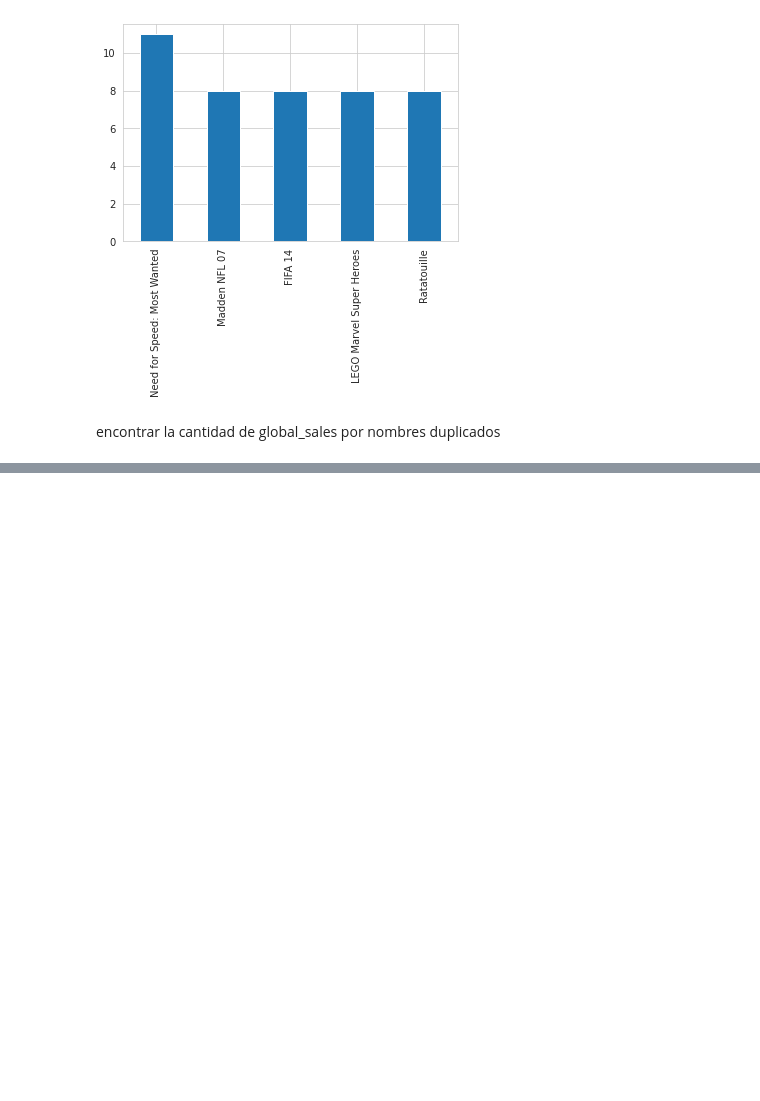
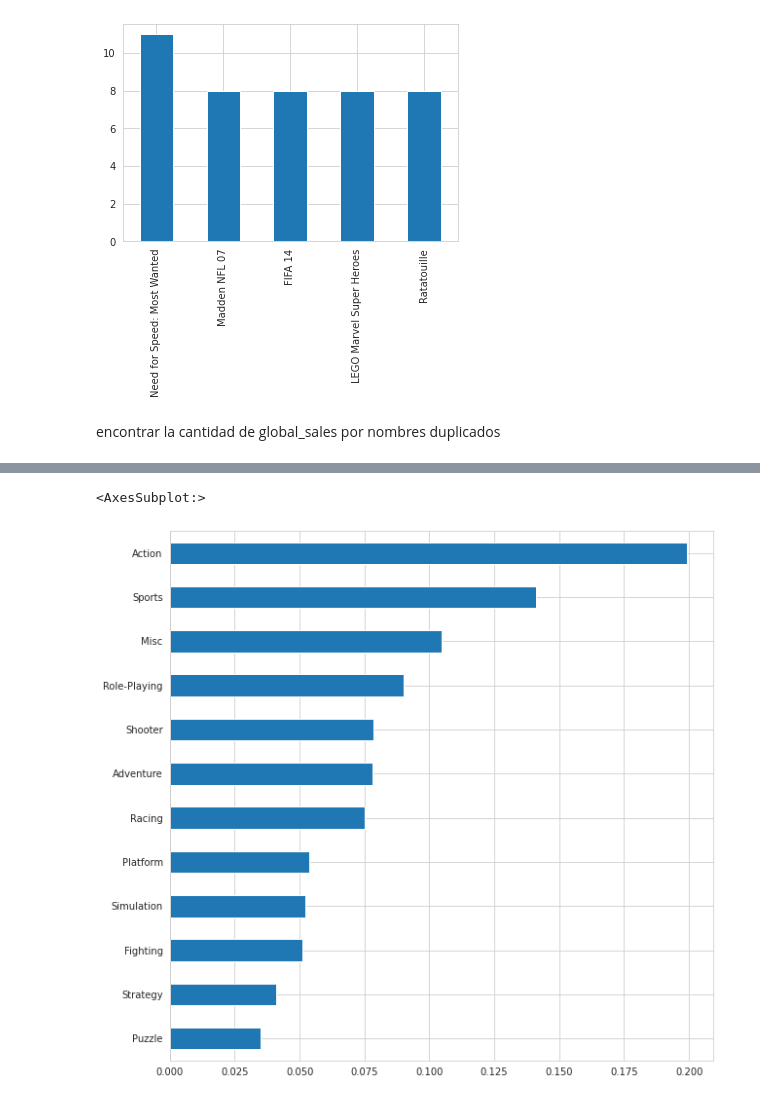
Before and after one commit to Gapcroz/Videogame-Sales-Analysis-, a Jupyter notebook: videogames_sales/vg_sales.ipynb, the cells around one changed output, grey strips where cells are left out. Cells and saved outputs as stored; diff of their text form; code cells hidden in the pictures; blank space fills up the shorter version.

```diff
--- a/videogames_sales/vg_sales.ipynb
+++ b/videogames_sales/vg_sales.ipynb
@@ -484,0 +525,12 @@ encontrar la cantidad de global_sales por nombres duplicados
+# %%
+# antes de comenzar se utiliza empiricaldist.Pmf == que es un Panda Series que representa las funciones de probabilidad de masas
+# .from_seq(data, normalize) == función para agregar valores o variable.
+pmf_genre_vgs = empiricaldist.Pmf.from_seq(
+  years_without_null.Genre,
+  normalize= True # si usas normalize en True te arroja la probabilidad de 0 a 1
+)
+pmf_genre_vgs = pmf_genre_vgs.sort_values(ascending=True)
+pmf_genre_vgs.plot(kind= "barh", figsize=(10,10))
+# %% [output]
+<AxesSubplot:>
+[figure, added]
```
Also changed, not shown: parts of 18 cells of this notebook.
